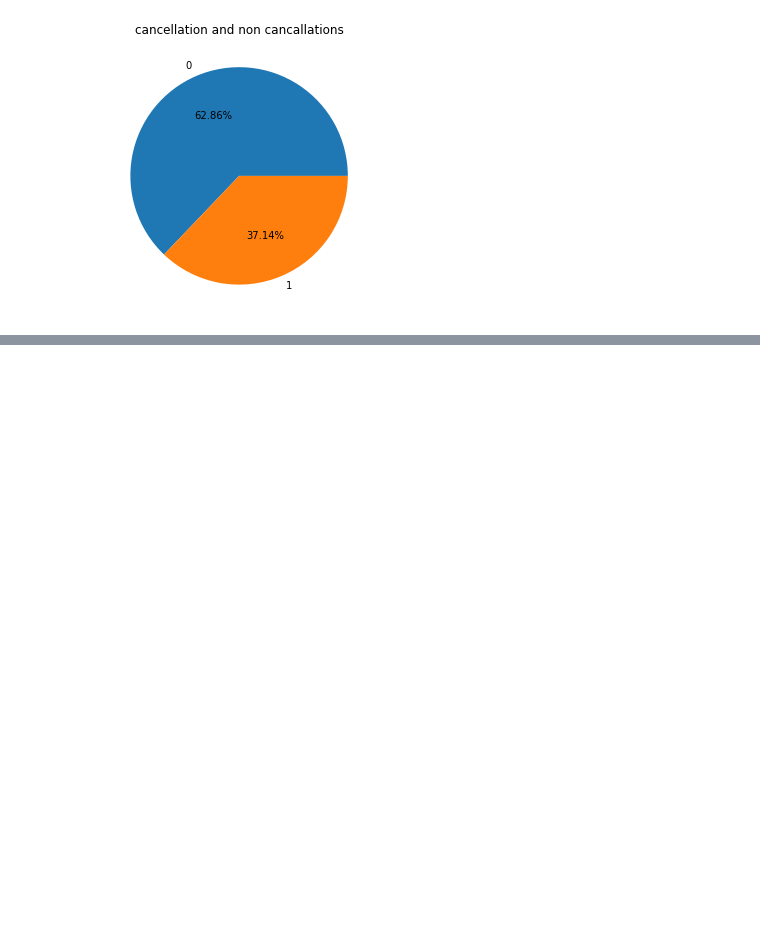
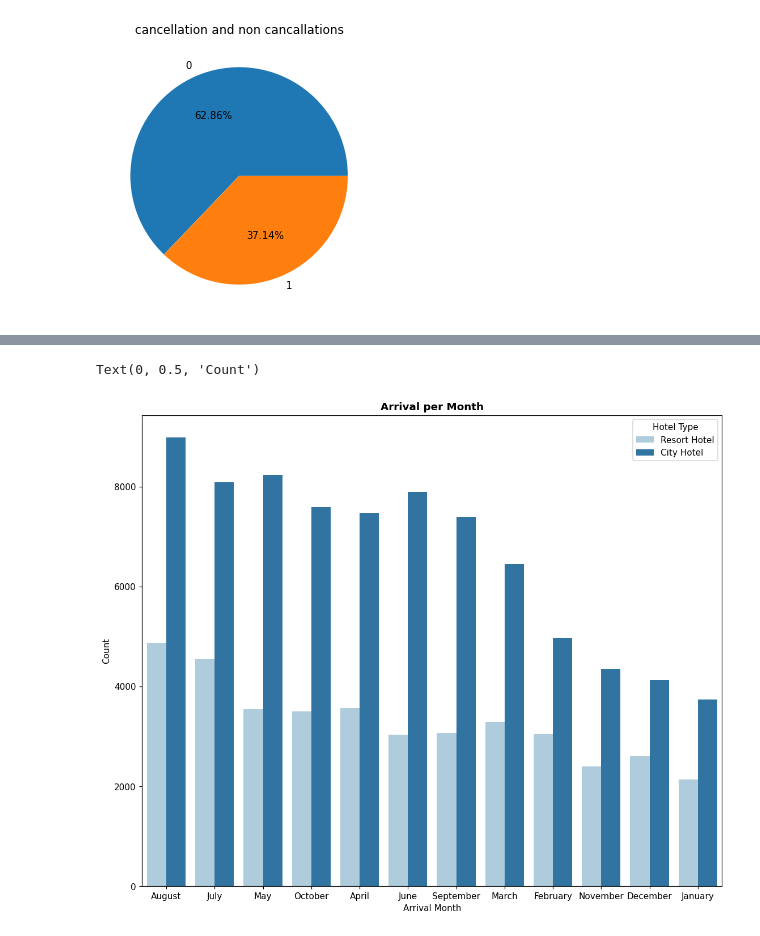
Before and after one commit to Pankajrathod10897/Capstone-Project-1-Hotel-Bokking-Analysis-, a Jupyter notebook: Hotel_Booking_Analysis_(Pankaj_Rathod)_Capstone_Project.ipynb, the cells around one changed output, grey strips where cells are left out. Saved outputs shown, nothing was run; the diff lists cells and outputs as text; code cells hidden in the pictures; blank space fills up the shorter version.

```diff
--- a/Hotel_Booking_Analysis_(Pankaj_Rathod)_Capstone_Project.ipynb
+++ b/Hotel_Booking_Analysis_(Pankaj_Rathod)_Capstone_Project.ipynb
@@ -357,0 +392,11 @@ plt.ylabel('');
+# %%
+# Plotting the count plot for arrivals per month on different types of hotel
+plt.figure(figsize = (12,10), dpi=110)
+sns.countplot(x = 'arrival_date_month', data = df, hue ='hotel', order = df['arrival_date_month'].value_counts().index,  palette='Paired')
+plt.title('Arrival per Month', weight='bold')
+plt.legend(title='Hotel Type')
+plt.xlabel('Arrival Month')
+plt.ylabel('Count')
+# %% [output]
+Text(0, 0.5, 'Count')
+[figure, added]
```
Also changed, not shown: parts of 4 cells of this notebook.
